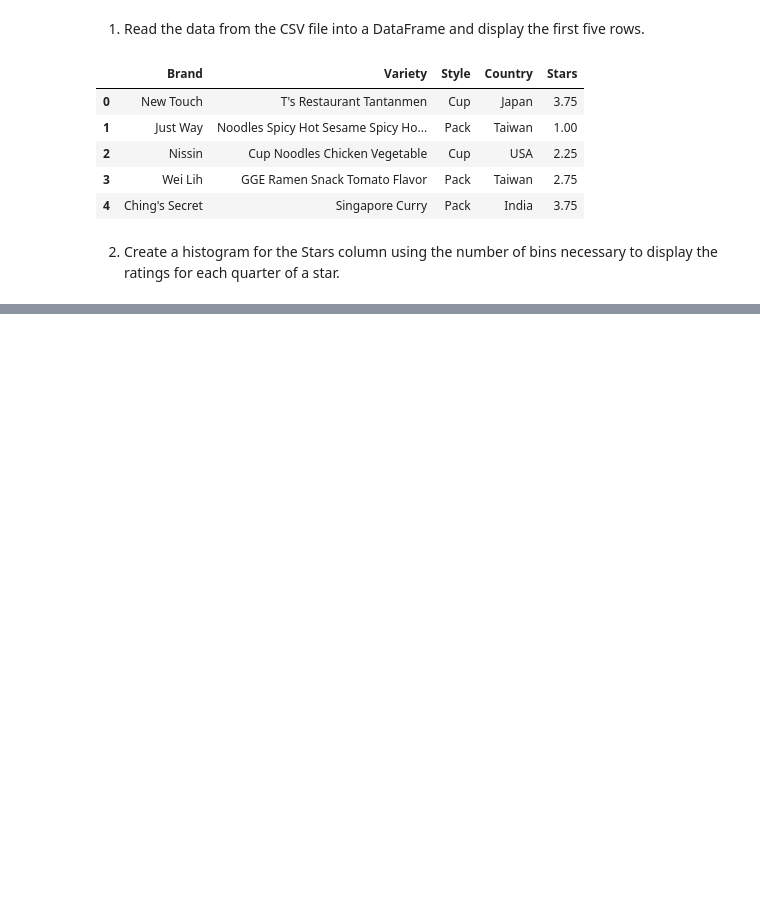
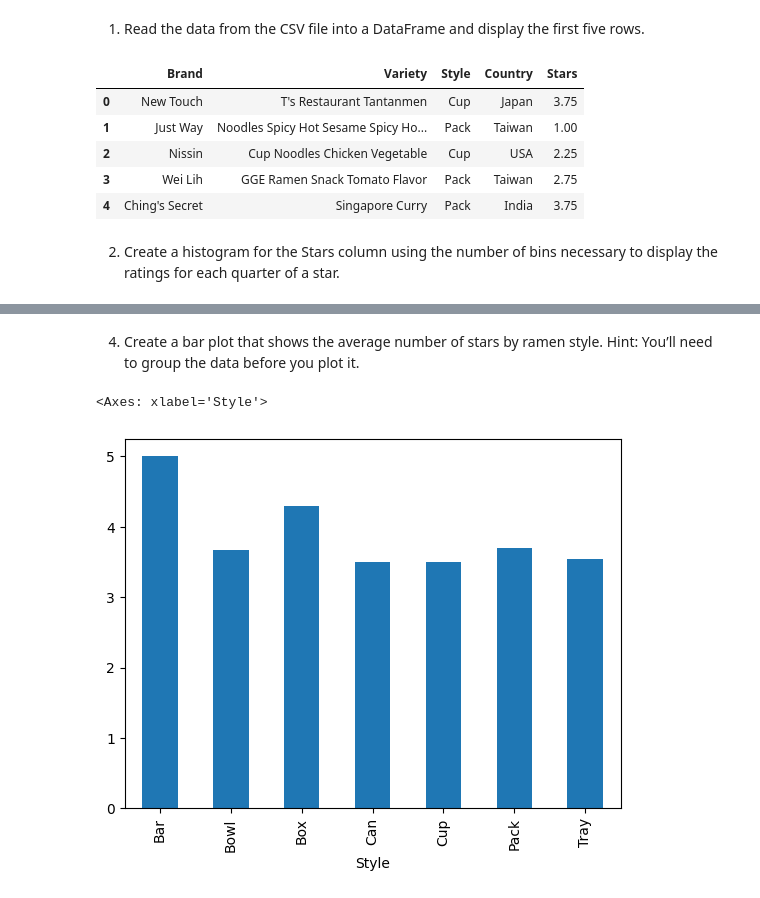
Before and after one commit to zachrousseau/SEC.407.AdvancedPython, a Jupyter notebook: Rousseau.Assignment.06/Rousseau.Assignment.06.Program.04.ipynb, the cells around one changed output, grey strips where cells are left out. Cells and saved outputs as stored; diff of their text form; code cells hidden in the pictures; blank space fills up the shorter version.

```diff
--- a/Rousseau.Assignment.06/Rousseau.Assignment.06.Program.04.ipynb
+++ b/Rousseau.Assignment.06/Rousseau.Assignment.06.Program.04.ipynb
@@ -17,0 +35,8 @@ each quarter of a star.
+# %% [markdown]
+4. Create a bar plot that shows the average number of stars by ramen style. Hint: You’ll need to group
+the data before you plot it.
+# %%
+(ramen_data.groupby('Style')['Stars'].mean()).plot.bar(title='Average Number of Stars by Ramen Style')
+# %% [output]
+<Axes: xlabel='Style'>
+[figure, added]
```
Also changed, not shown: parts of 8 cells of this notebook, 1 other file.
